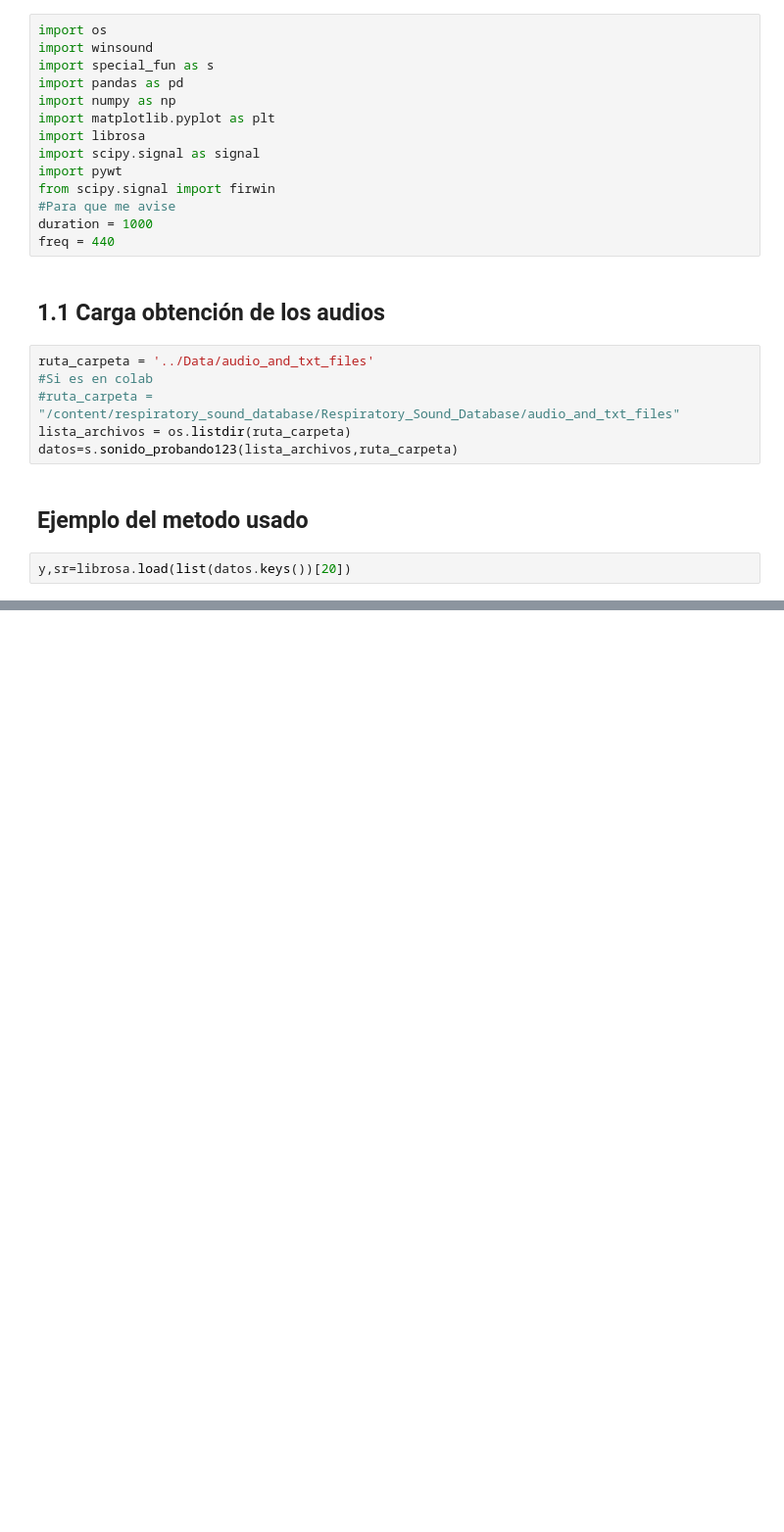
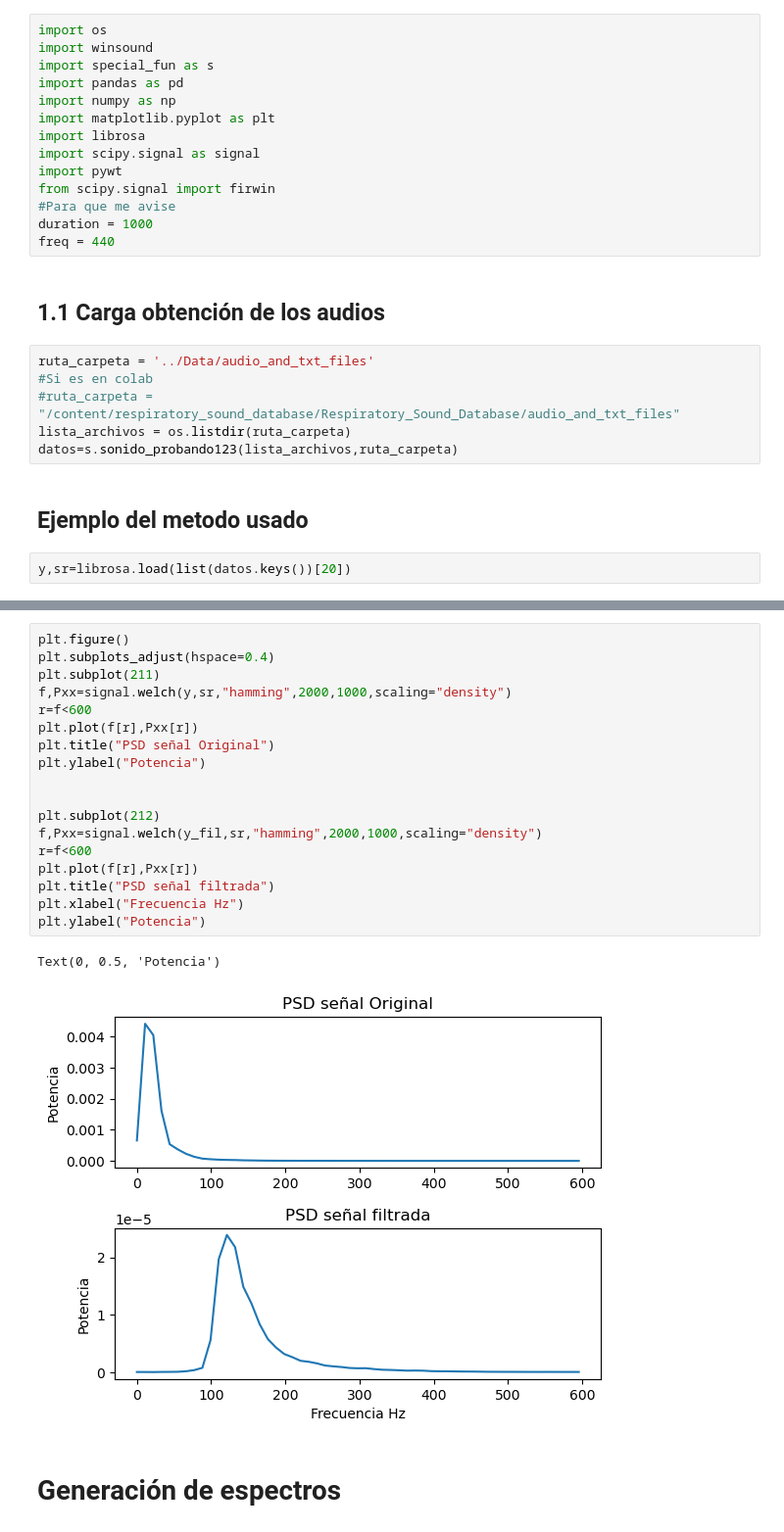
Before and after one commit to Ruizxp/Biosenales_El-Gran-Final, a Jupyter notebook: Proyecto_4.ipynb, the cells around one changed output, grey strips where cells are left out. Shown: that part at 98% size. Drawn from its saved outputs; the diff is of its cells as text; blank space fills up the shorter version.

```diff
--- a/Proyecto_4.ipynb
+++ b/Proyecto_4.ipynb
@@ -49,0 +144,23 @@ AttributeError: module 'special_fun' has no attribute 'mfreqz'
+# %%
+plt.figure()
+plt.subplots_adjust(hspace=0.4)
+plt.subplot(211)
+f,Pxx=signal.welch(y,sr,"hamming",2000,1000,scaling="density")
+r=f<600
+plt.plot(f[r],Pxx[r])
+plt.title("PSD señal Original")
+plt.ylabel("Potencia")
+
+
+plt.subplot(212)
+f,Pxx=signal.welch(y_fil,sr,"hamming",2000,1000,scaling="density")
+r=f<600
+plt.plot(f[r],Pxx[r])
+plt.title("PSD señal filtrada")
+plt.xlabel("Frecuencia Hz")
+plt.ylabel("Potencia")
+# %% [output]
+Text(0, 0.5, 'Potencia')
+[figure, added]
+# %% [markdown]
+# Generación de espectros
```
Also changed, not shown: parts of 15 cells of this notebook, 1 other file.
